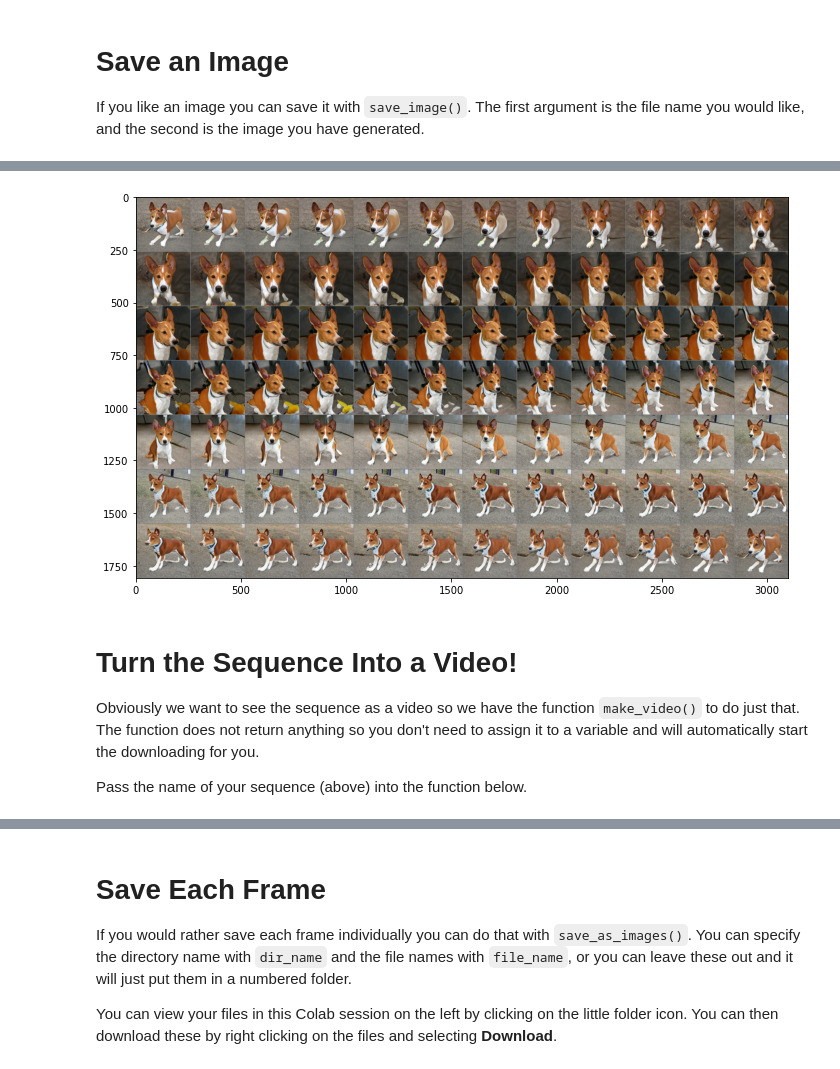
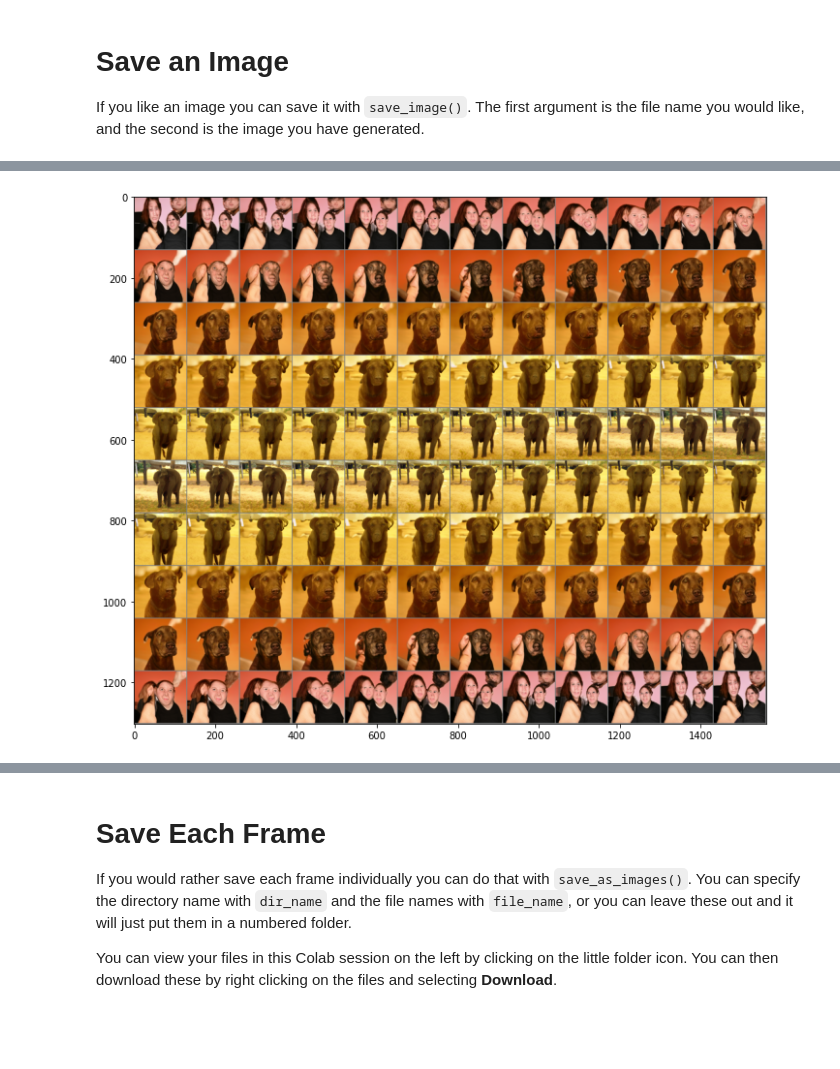
Before and after one commit to joshmurr/biodesign_biggan, a Jupyter notebook: BigGAN_Playground.ipynb, the cells around one changed output, grey strips where cells are left out. Drawn from its saved outputs; the diff is of its cells as text; code cells hidden in the pictures; blank space fills up the shorter version.

Commit message:
Update functions

```diff
--- a/BigGAN_Playground.ipynb
+++ b/BigGAN_Playground.ipynb
@@ -80,8 +80,8 @@ from pytorch_pretrained_biggan import (BigGAN,
 # I recommend you get to grips with the model on 'biggan-deep-256' and
 # then if you want to make some higher quality images move onto 'biggan-deep-512'
 
-# model = BigGAN.from_pretrained('biggan-deep-128')
-model = BigGAN.from_pretrained('biggan-deep-256')
+model = BigGAN.from_pretrained('biggan-deep-128')
+#model = BigGAN.from_pretrained('biggan-deep-256')
 # model = BigGAN.from_pretrained('biggan-deep-512')
 # %% [output]
 [nltk_data] Downloading package wordnet to /root/nltk_data...
@@ -294,10 +353,4 @@ Increase `numFrames` in the function below to make a longer sequence.
 # %%
-dogs = generate_thumbnails('dog', numFrames=84, truncation=0.7)
+dogs = generate_thumbnail_loop(classLabels=['dog', 'elephant'], numFrames=120, truncation=0.7, wave=2)
 # %% [output]
-[figure, old version]
+[figure, new version]
-# %% [markdown]
-# __Turn the Sequence Into a Video!__
-
-Obviously we want to see the sequence as a video so we have the function `make_video()` to do just that. The function does not return anything so you don't need to assign it to a variable and will automatically start the downloading for you.
-
-Pass the name of your sequence (above) into the function below.
```
Also changed, not shown: parts of 35 cells of this notebook.
